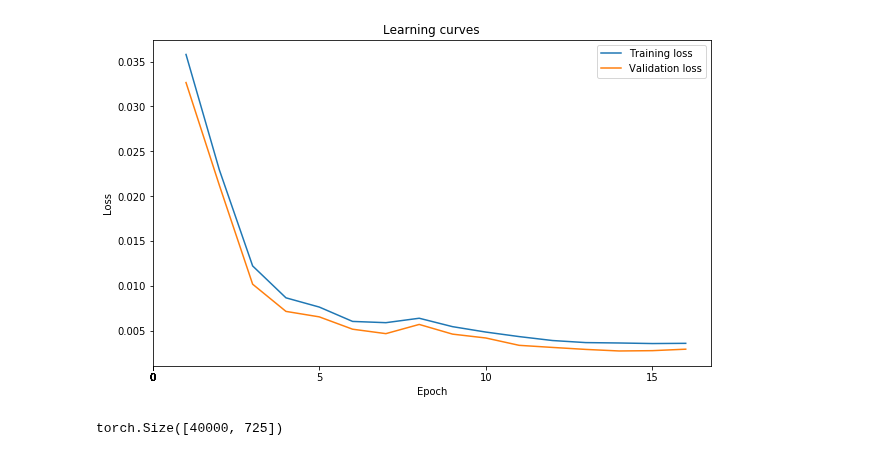
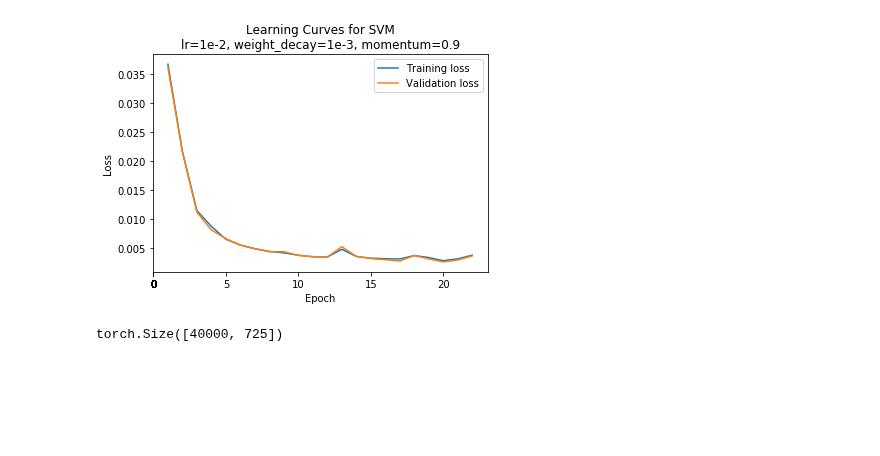
Before and after one commit to avilaJorge/DeepFakeDetector, a Jupyter notebook: DeepFakeDetectionModel.ipynb, the cells around one changed output. Drawn from its saved outputs; the diff is of its cells as text; code cells hidden in the pictures; blank space fills up the shorter version.

```diff
--- a/DeepFakeDetectionModel.ipynb
+++ b/DeepFakeDetectionModel.ipynb
@@ -70,2 +175,2 @@ Requirement already satisfied: kmeans-pytorch in /usr/local/lib/python3.6/dist-p
 # %%
-trn_dl, val_dl, tst_dl = get_dataloaders(dataset=DeepFakeHDF5Dataset())
+trn_dl, val_dl, tst_dl = get_dataloaders(dataset=DeepFakeHDF5Dataset_SVM(hdf5_path='/content/LSUN_BCCC_256.hdf5'))
@@ -74,12 +181,12 @@ s_epoch      = 1
 num_epochs   = 300
 lr_rate      = 1e-2
 load_model   = False
-model_name   = 'LogisticRegressionModel'
-path         = '/content/Logistic_Regression'
+model_name   = 'SVMModel'
+path         = '/content/SVM_Model'
 
-lr_model = LinearRegression(725).to(device)
-criterion = torch.nn.BCEWithLogitsLoss()
-optimizer = torch.optim.SGD(lr_model.parameters(), lr=lr_rate, weight_decay=1e-3, momentum=0.9)
+svm_model = SVM(in_vector_len).to(device)
+criterion = torch.nn.SoftMarginLoss()
+optimizer = torch.optim.SGD(svm_model.parameters(), lr=lr_rate, weight_decay=1e-3, momentum=0.9)
 
 if load_model:
-    lr_model.load_state_dict(torch.load(''))
+    svm_model.load_state_dict(torch.load(''))
@@ -162,19 +193,3 @@ Validation accuracy: 50.9000%
-# %%
-trn_dl, val_dl, tst_dl = get_dataloaders(dataset=DeepFakeHDF5Dataset_SVM())
-# %%
-s_epoch      = 1
-num_epochs   = 300
-lr_rate      = 1e-2
-load_model   = False
-model_name   = 'SVMModel'
-path         = '/content/SVM_Model'
-
-svm_model = SVM(725).to(device)
-criterion = torch.nn.SoftMarginLoss()
-optimizer = torch.optim.SGD(svm_model.parameters(), lr=lr_rate, weight_decay=1e-3, momentum=0.9)
-
-if load_model:
-    svm_model.load_state_dict(torch.load(''))
 # %%
 def svm_lbls(T):
     T[torch.nonzero((T < 0.0))] = 0
@@ -245,18 +260,19 @@ Validation accuracy: 99.6125%
 # %%
 epochs = range(1, len(train_losses) + 1)
 epoch_ticks = [i if i % 5 == 0 else 0 for i in epochs]
 
-plt.figure(figsize=(10,6))
+# plt.figure(figsize=(10,6))
 plt.plot(epochs, train_losses, label='Training loss')
 plt.plot(epochs, valid_losses, label='Validation loss')
 plt.legend()
-plt.title('Learning curves')
+plt.title('Learning Curves for SVM\nlr=1e-2, weight_decay=1e-3, momentum=0.9')
 plt.xlabel('Epoch')
 plt.ylabel('Loss')
 plt.xticks(epoch_ticks)
+plt.savefig("svm_train.jpg", dpi=300)
 plt.show()
 # %% [output]
-[figure, old version]
+[figure, new version]
 # %%
 full_dataloader = get_dataloaders(dataset=DeepFakeHDF5Dataset(), full_dataset=True)
 # %%
```
Also changed, not shown: parts of 19 cells of this notebook.
